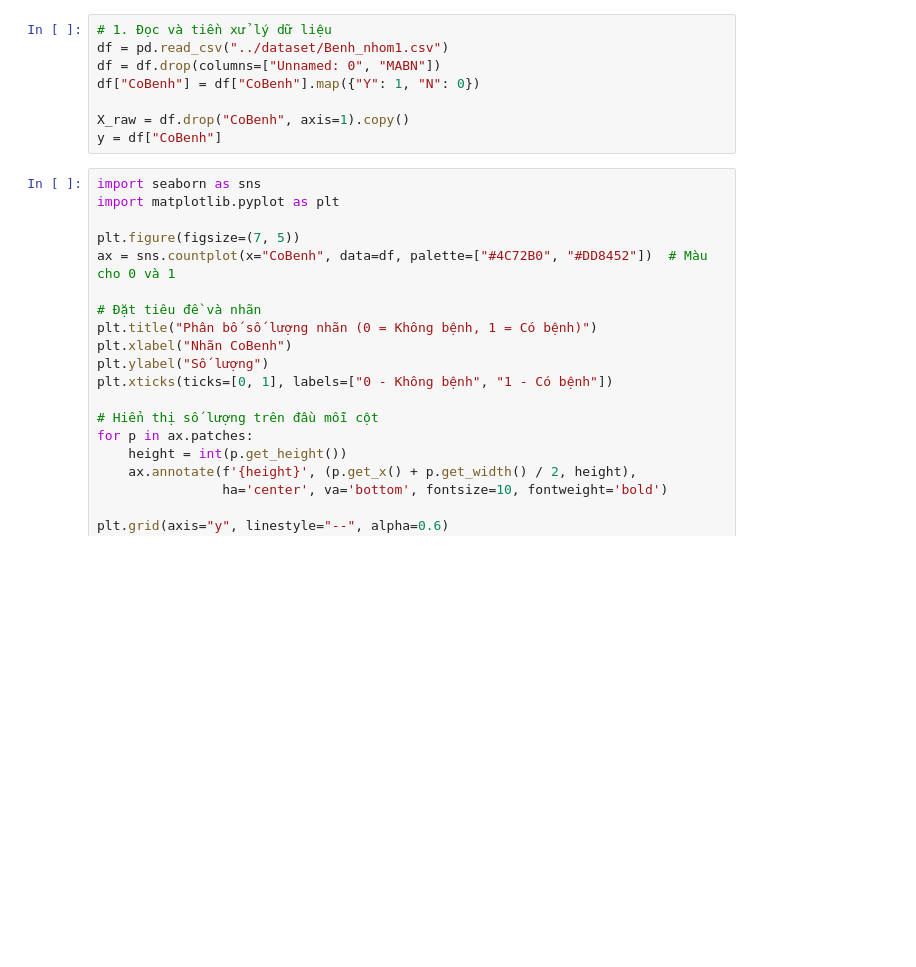
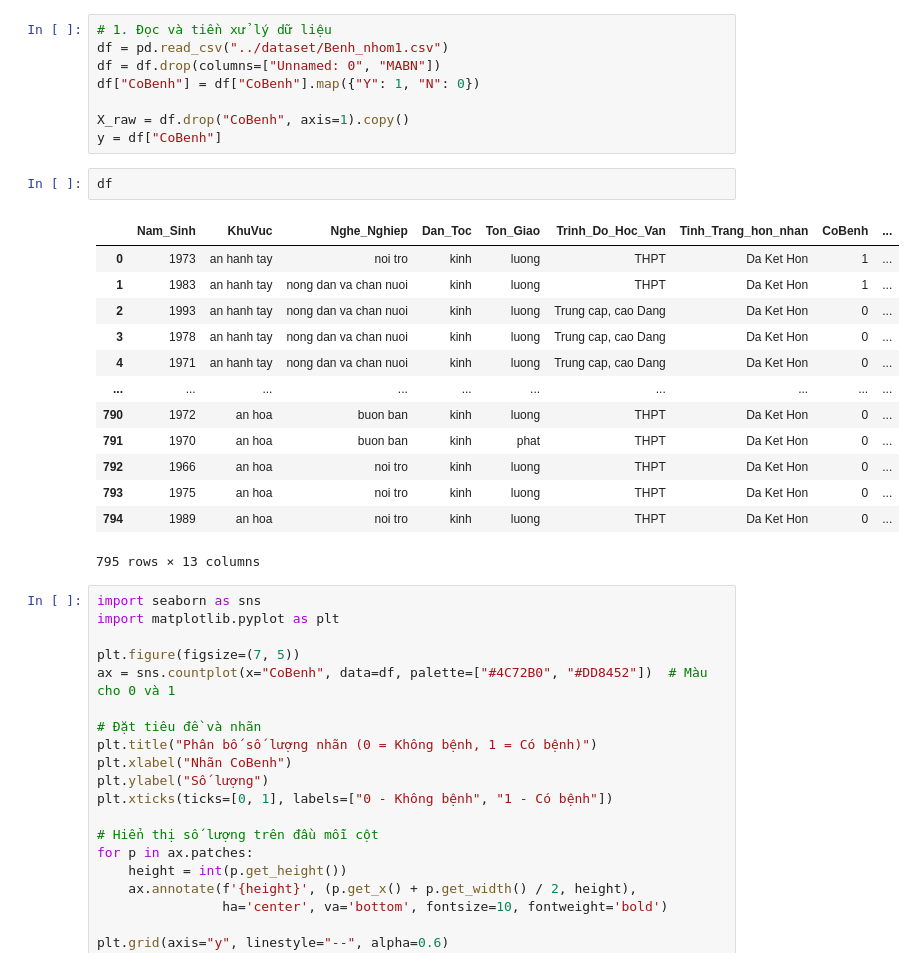
Before and after one commit to HaNhatDoan/XG_Boost_NaMa, a Jupyter notebook: Code_XGBoost/XgBoost_final.ipynb, the cells around one changed output. Cells and saved outputs as stored; diff of their text form; blank space fills up the shorter version.

```diff
--- a/Code_XGBoost/XgBoost_final.ipynb
+++ b/Code_XGBoost/XgBoost_final.ipynb
@@ -20,6 +20,22 @@ df["CoBenh"] = df["CoBenh"].map({"Y": 1, "N": 0})
 
 X_raw = df.drop("CoBenh", axis=1).copy()
 y = df["CoBenh"]
+# %%
+df
+# %% [output]
+|  | Nam_Sinh | KhuVuc | Nghe_Nghiep | Dan_Toc | Ton_Giao | Trinh_Do_Hoc_Van | Tinh_Trang_hon_nhan | CoBenh | ... |
+| 0 | 1973 | an hanh tay | noi tro | kinh | luong | THPT | Da Ket Hon | 1 | ... |
+| 1 | 1983 | an hanh tay | nong dan va chan nuoi | kinh | luong | THPT | Da Ket Hon | 1 | ... |
+| 2 | 1993 | an hanh tay | nong dan va chan nuoi | kinh | luong | Trung cap, cao Dang | Da Ket Hon | 0 | ... |
+| 3 | 1978 | an hanh tay | nong dan va chan nuoi | kinh | luong | Trung cap, cao Dang | Da Ket Hon | 0 | ... |
+| 4 | 1971 | an hanh tay | nong dan va chan nuoi | kinh | luong | Trung cap, cao Dang | Da Ket Hon | 0 | ... |
+| ... | ... | ... | ... | ... | ... | ... | ... | ... | ... |
+| 790 | 1972 | an hoa | buon ban | kinh | luong | THPT | Da Ket Hon | 0 | ... |
+| 791 | 1970 | an hoa | buon ban | kinh | phat | THPT | Da Ket Hon | 0 | ... |
+| 792 | 1966 | an hoa | noi tro | kinh | luong | THPT | Da Ket Hon | 0 | ... |
+| 793 | 1975 | an hoa | noi tro | kinh | luong | THPT | Da Ket Hon | 0 | ... |
+| 794 | 1989 | an hoa | noi tro | kinh | luong | THPT | Da Ket Hon | 0 | ... |
+795 rows × 13 columns
 # %%
 import seaborn as sns
 import matplotlib.pyplot as plt
```
Also changed, not shown: parts of 6 cells of this notebook, 1 other file.
